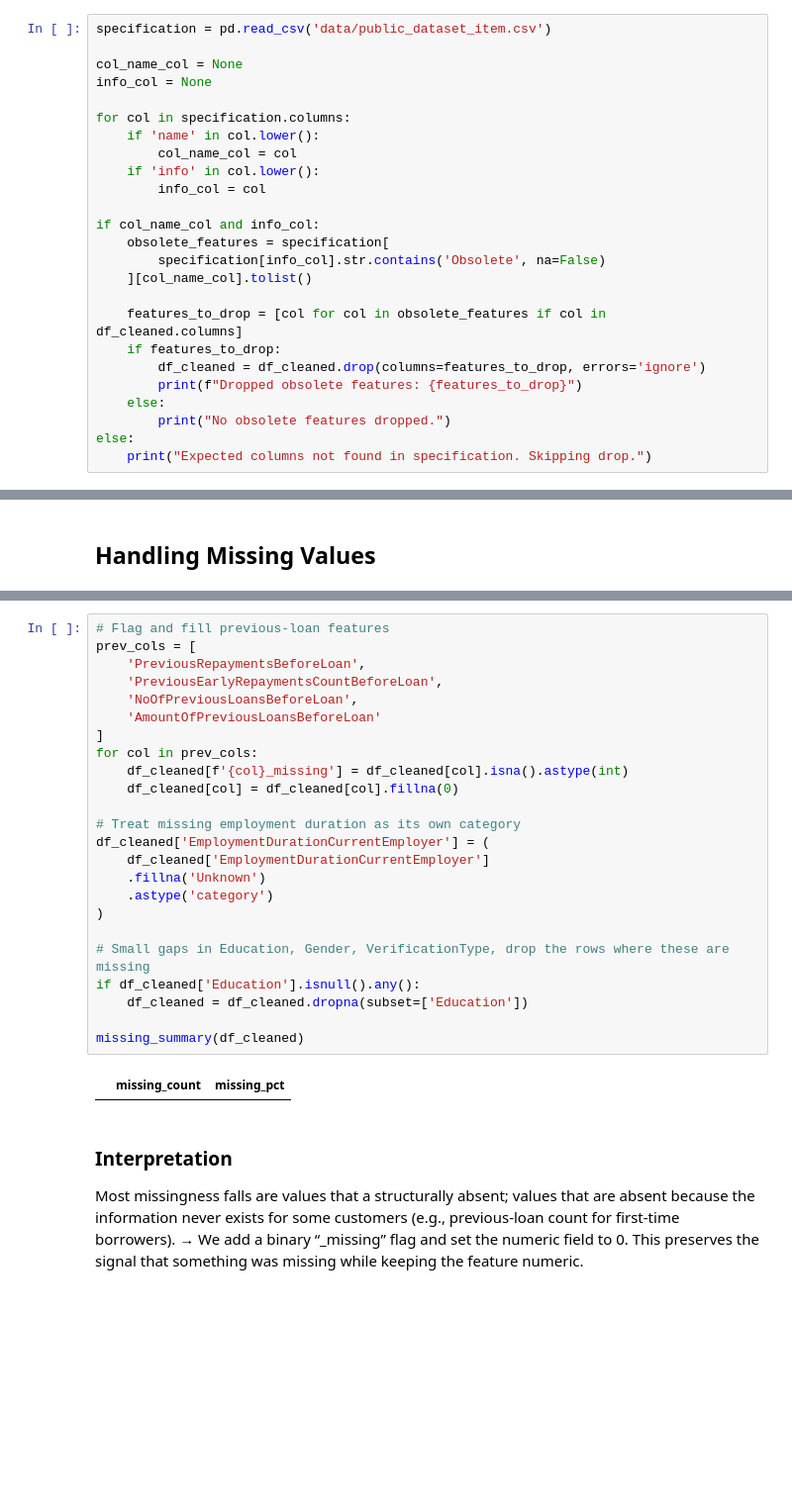
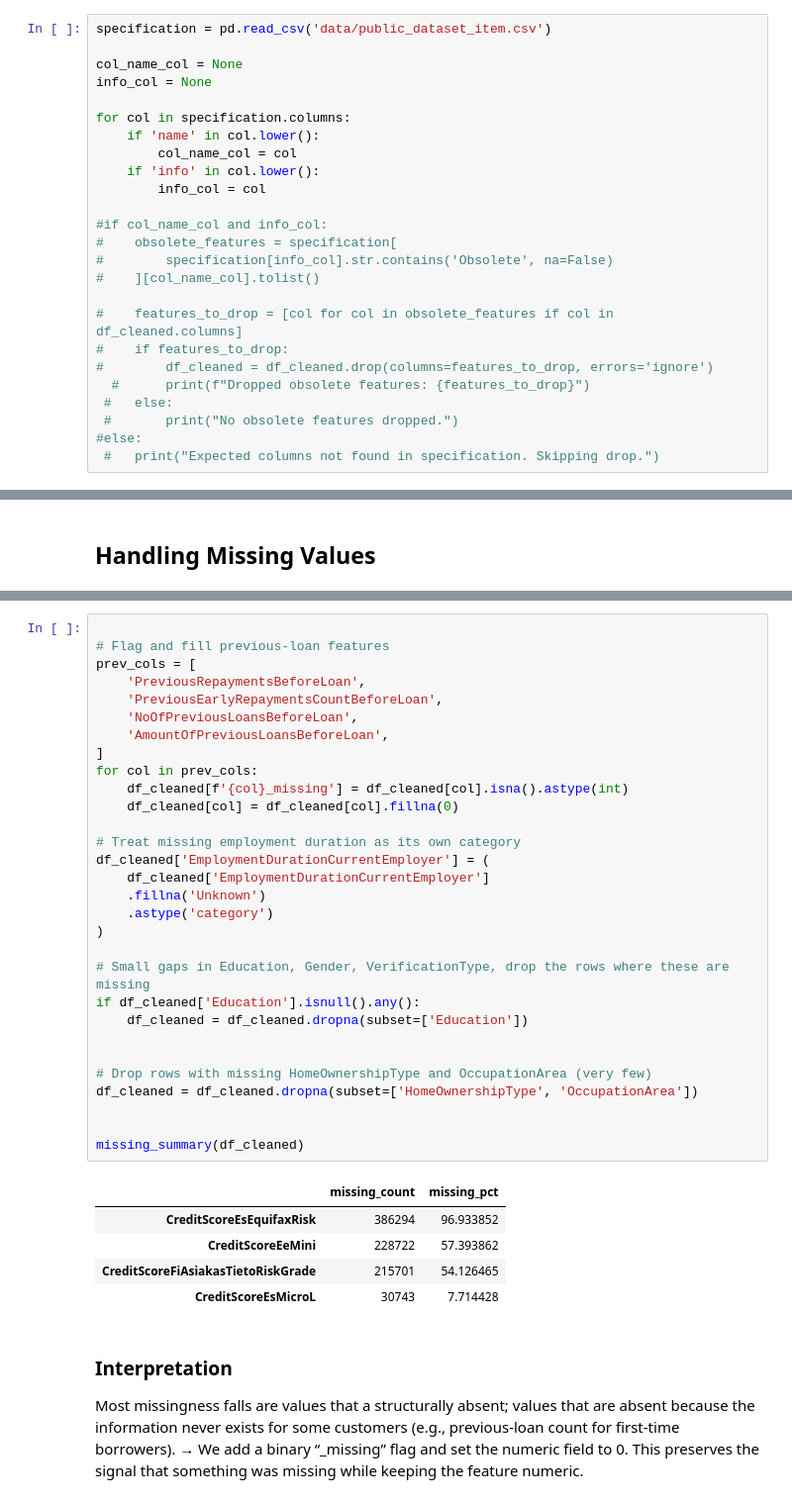
Before and after one commit to Thomas-mp4/p2p-credit-risk, a Jupyter notebook: 02_data_preprocessing.ipynb, the cells around one changed output, grey strips where cells are left out. Shown at 99% size. Drawn from its saved outputs; the diff is of its cells as text; blank space fills up the shorter version.

```diff
--- a/02_data_preprocessing.ipynb
+++ b/02_data_preprocessing.ipynb
@@ -159,16 +207,16 @@ for col in specification.columns:
     if 'info' in col.lower():
         info_col = col
 
-if col_name_col and info_col:
-    obsolete_features = specification[
-        specification[info_col].str.contains('Obsolete', na=False)
-    ][col_name_col].tolist()
+#if col_name_col and info_col:
+#    obsolete_features = specification[
+#        specification[info_col].str.contains('Obsolete', na=False)
+#    ][col_name_col].tolist()
 
-    features_to_drop = [col for col in obsolete_features if col in df_cleaned.columns]
-    if features_to_drop:
-        df_cleaned = df_cleaned.drop(columns=features_to_drop, errors='ignore')
-        print(f"Dropped obsolete features: {features_to_drop}")
-    else:
-        print("No obsolete features dropped.")
-else:
-    print("Expected columns not found in specification. Skipping drop.")
+#    features_to_drop = [col for col in obsolete_features if col in df_cleaned.columns]
+#    if features_to_drop:
+#        df_cleaned = df_cleaned.drop(columns=features_to_drop, errors='ignore')
+  #      print(f"Dropped obsolete features: {features_to_drop}")
+ #   else:
+ #       print("No obsolete features dropped.")
+#else:
+ #   print("Expected columns not found in specification. Skipping drop.")
@@ -199,30 +253,40 @@ missing_summary(df_cleaned)
 | Gender | 45 | 0.011245 |
 # %%
+
 # Flag and fill previous‐loan features
 prev_cols = [
     'PreviousRepaymentsBeforeLoan',
     'PreviousEarlyRepaymentsCountBeforeLoan',
     'NoOfPreviousLoansBeforeLoan',
-    'AmountOfPreviousLoansBeforeLoan'
+    'AmountOfPreviousLoansBeforeLoan',
 ]
 for col in prev_cols:
     df_cleaned[f'{col}_missing'] = df_cleaned[col].isna().astype(int)
     df_cleaned[col] = df_cleaned[col].fillna(0)
 
 # Treat missing employment duration as its own category
 df_cleaned['EmploymentDurationCurrentEmployer'] = (
     df_cleaned['EmploymentDurationCurrentEmployer']
     .fillna('Unknown')
     .astype('category')
 )
 
 # Small gaps in Education, Gender, VerificationType, drop the rows where these are missing
 if df_cleaned['Education'].isnull().any():
     df_cleaned = df_cleaned.dropna(subset=['Education'])
 
+
+# Drop rows with missing HomeOwnershipType and OccupationArea (very few)
+df_cleaned = df_cleaned.dropna(subset=['HomeOwnershipType', 'OccupationArea'])
+
+
 missing_summary(df_cleaned)
 # %% [output]
 |  | missing_count | missing_pct |
+| CreditScoreEsEquifaxRisk | 386294 | 96.933852 |
+| CreditScoreEeMini | 228722 | 57.393862 |
+| CreditScoreFiAsiakasTietoRiskGrade | 215701 | 54.126465 |
+| CreditScoreEsMicroL | 30743 | 7.714428 |
 # %% [markdown]
 ### Interpretation
 
```
Also changed, not shown: parts of 29 cells of this notebook, 2 other files.
